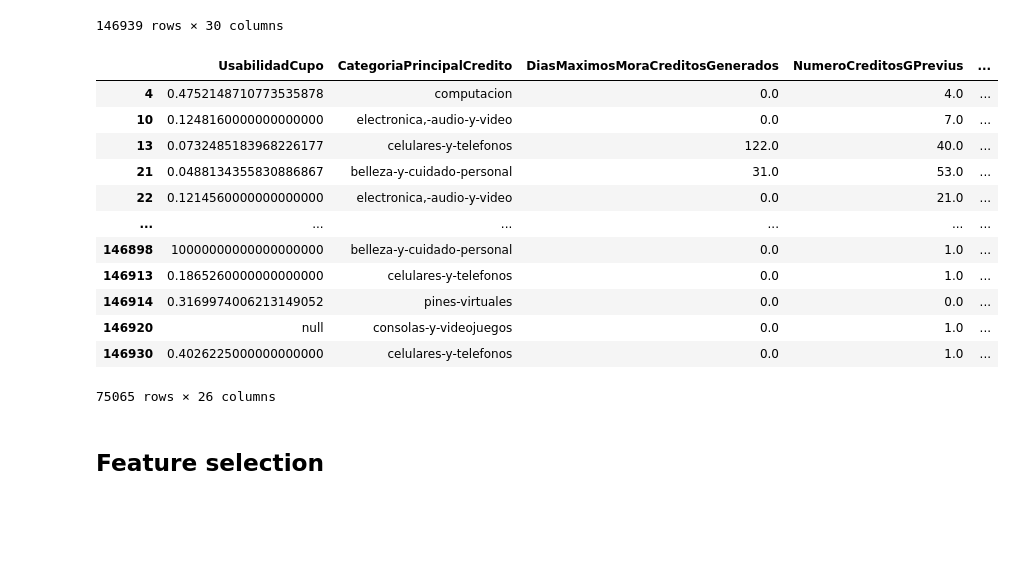
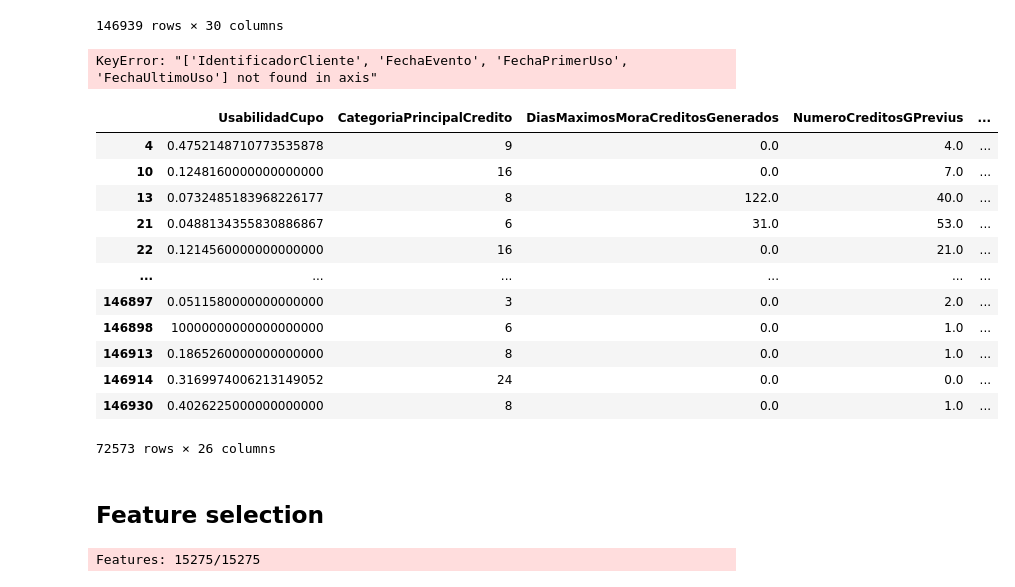
Before and after one commit to Mathnalytics17/TestKeraunos, a Jupyter notebook: Predictions.ipynb, the cells around one changed output. Cells and saved outputs as stored; diff of their text form; code cells hidden in the pictures; blank space fills up the shorter version.

Commit message:
correcion error 400, eliminacion de venv, entrenamiento de modelos con exhaustive search, seleccion de caracteristicas

```diff
--- a/Predictions.ipynb
+++ b/Predictions.ipynb
@@ -56,7 +57,7 @@ vars_predictoras_categoricas=[ "IdentificadorCliente",
 vars_a_eliminar=["IdentificadorCliente","FechaEvento","FechaPrimerUso","FechaUltimoUso"]
 # %%
 vars_encoding=[
-
+    "CategoriaPrincipalCredito",
     "TipoMunicipioEntregaTC",
     "CanalMunicipioEntregaTC",
     "UsoAppWeb",
@@ -73,20 +76,21 @@ for col in vars_encoding:
     label_encoders[col] = le  # Guarda el encoder si necesitas transformar nuevos datos
 # %%
 df = df.drop(columns=vars_a_eliminar)
+# %% [output]
+KeyError: "['IdentificadorCliente', 'FechaEvento', 'FechaPrimerUso', 'FechaUltimoUso'] not found in axis"
-# %%
-df_sin_nulos = df.dropna()
-df_sin_nulos
-# %% [output]
-|  | UsabilidadCupo | CategoriaPrincipalCredito | DiasMaximosMoraCreditosGenerados | NumeroCreditosGPrevius | ... |
-| 4 | 0.4752148710773535878 | computacion | 0.0 | 4.0 | ... |
-| 10 | 0.1248160000000000000 | electronica,-audio-y-video | 0.0 | 7.0 | ... |
-| 13 | 0.0732485183968226177 | celulares-y-telefonos | 122.0 | 40.0 | ... |
-| 21 | 0.0488134355830886867 | belleza-y-cuidado-personal | 31.0 | 53.0 | ... |
-| 22 | 0.1214560000000000000 | electronica,-audio-y-video | 0.0 | 21.0 | ... |
-| ... | ... | ... | ... | ... | ... |
-| 146898 | 10000000000000000000 | belleza-y-cuidado-personal | 0.0 | 1.0 | ... |
-| 146913 | 0.1865260000000000000 | celulares-y-telefonos | 0.0 | 1.0 | ... |
-| 146914 | 0.3169974006213149052 | pines-virtuales | 0.0 | 0.0 | ... |
-| 146920 | null | consolas-y-videojuegos | 0.0 | 1.0 | ... |
-| 146930 | 0.4026225000000000000 | celulares-y-telefonos | 0.0 | 1.0 | ... |
-75065 rows × 26 columns
+# %%
+df
+# %% [output]
+|  | UsabilidadCupo | CategoriaPrincipalCredito | DiasMaximosMoraCreditosGenerados | NumeroCreditosGPrevius | ... |
+| 4 | 0.4752148710773535878 | 9 | 0.0 | 4.0 | ... |
+| 10 | 0.1248160000000000000 | 16 | 0.0 | 7.0 | ... |
+| 13 | 0.0732485183968226177 | 8 | 122.0 | 40.0 | ... |
+| 21 | 0.0488134355830886867 | 6 | 31.0 | 53.0 | ... |
+| 22 | 0.1214560000000000000 | 16 | 0.0 | 21.0 | ... |
+| ... | ... | ... | ... | ... | ... |
+| 146897 | 0.0511580000000000000 | 3 | 0.0 | 2.0 | ... |
+| 146898 | 10000000000000000000 | 6 | 0.0 | 1.0 | ... |
+| 146913 | 0.1865260000000000000 | 8 | 0.0 | 1.0 | ... |
+| 146914 | 0.3169974006213149052 | 24 | 0.0 | 0.0 | ... |
+| 146930 | 0.4026225000000000000 | 8 | 0.0 | 1.0 | ... |
+72573 rows × 26 columns
@@ -100,0 +124,11 @@ from mlxtend.feature_selection import ExhaustiveFeatureSelector as EFS
+# %%
+efs = EFS(
+estimator=RandomForestClassifier(n_estimators=3, random_state=0),
+ min_features=1,
+max_features=4,
+scoring='roc_auc',
+cv=2,
+)
+efs = efs.fit(X_train, y_train)
+# %% [output]
+Features: 15275/15275
```
Also changed, not shown: parts of 17 cells of this notebook, 3 other files.
